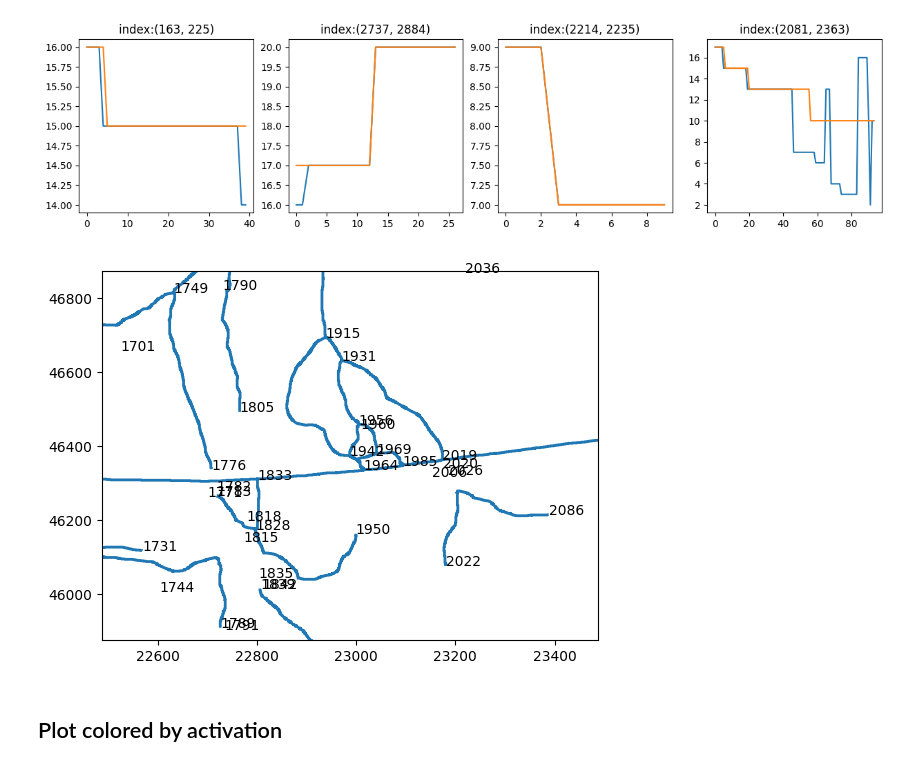
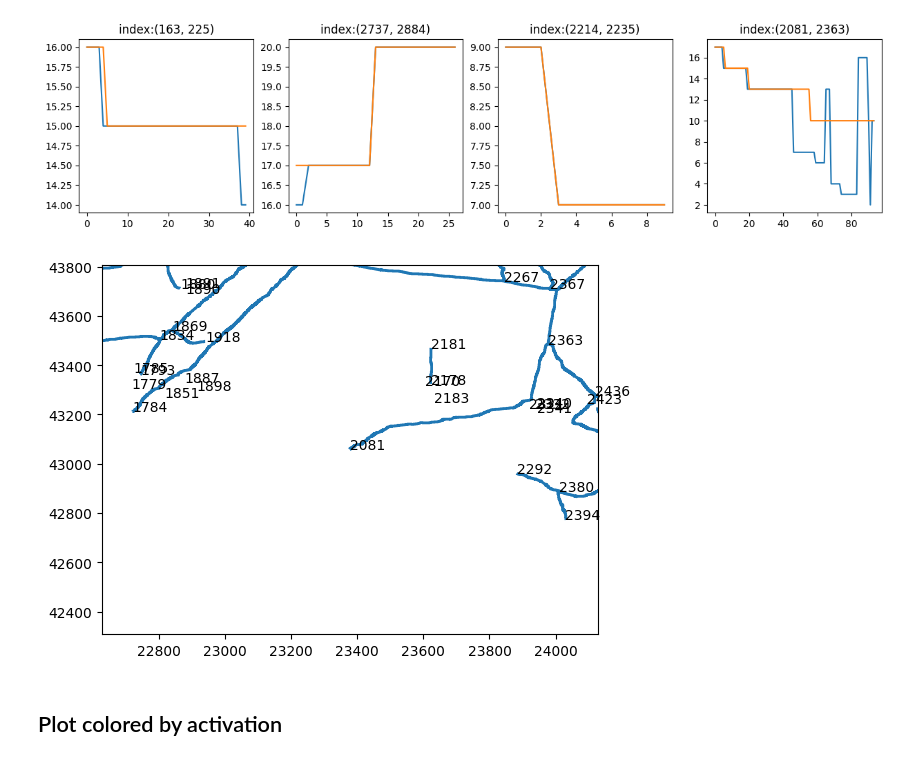
Before and after one commit to amin942001/STHype, a Jupyter notebook: examples/amftrack.ipynb, the cells around one changed output. Drawn from its saved outputs; the diff is of its cells as text; code cells hidden in the pictures.

```diff
--- a/examples/amftrack.ipynb
+++ b/examples/amftrack.ipynb
@@ -123,9 +123,9 @@ for i in range(4):
 [figure]
 # %%
 from sthype.plot import plot_spatial_graph_node
-plot_spatial_graph_node(spatial_graphs[-1], 1942, area_size=1000, add_nodes=True);
+plot_spatial_graph_node(spatial_graphs[-1], 2081, area_size=1500, add_nodes=True);
 # %% [output]
-[figure, old version]
+[figure, new version]
 # %% [markdown]
 ## Plot colored by activation
 # %%
```
Also changed, not shown: parts of 1 cell of this notebook, 1 other file.
